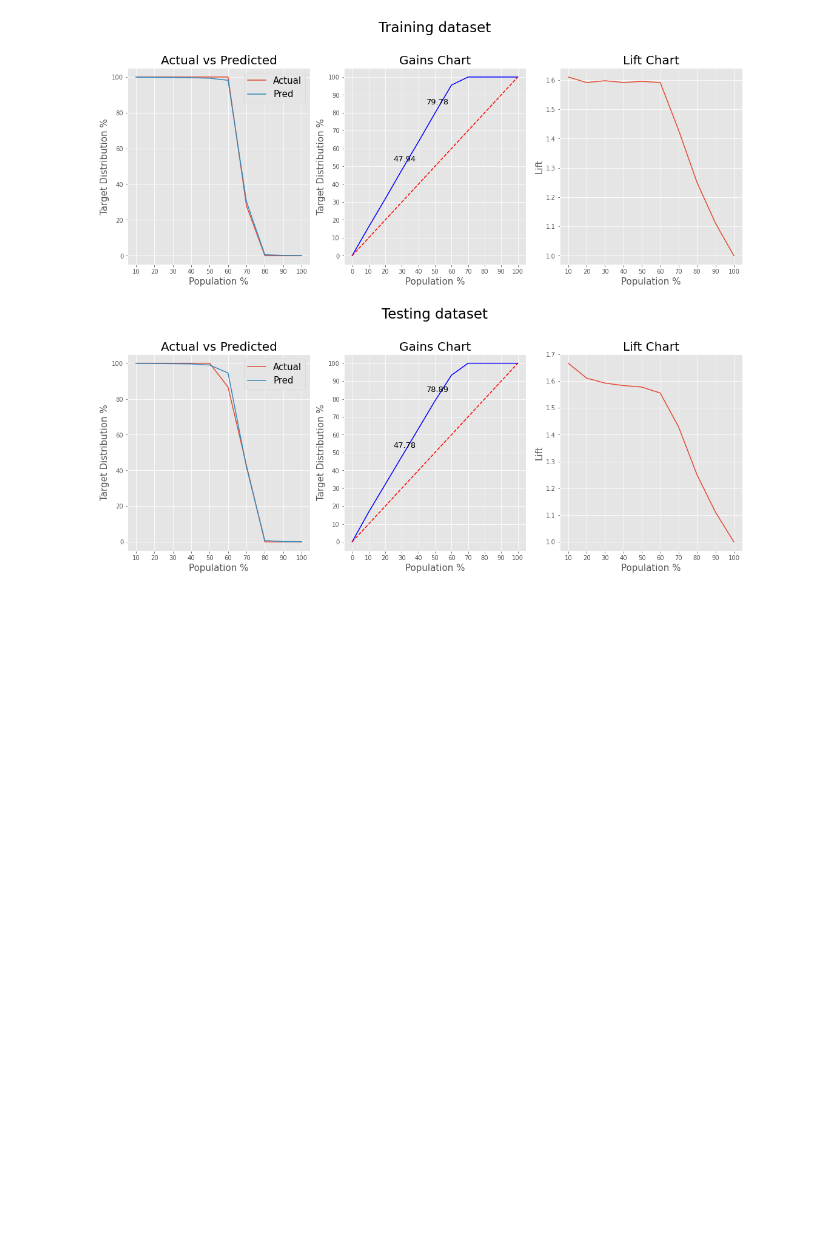
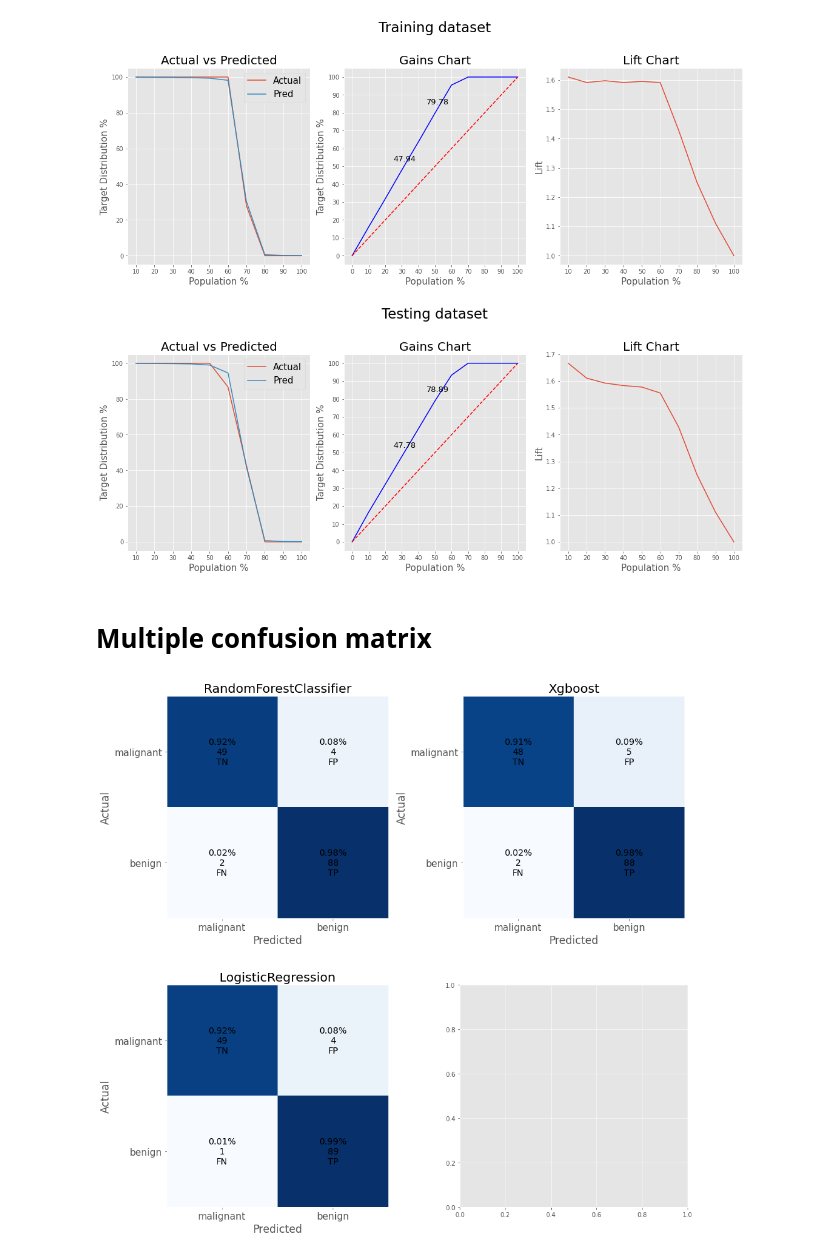
Before and after one commit to imanursar/Machine-Learning-Notes, a Jupyter notebook: Custom Function/Scoring Function.ipynb, the cells around one changed output. Saved outputs shown, nothing was run; the diff lists cells and outputs as text; code cells hidden in the pictures; blank space fills up the shorter version.

```diff
--- a/Custom Function/Scoring Function.ipynb
+++ b/Custom Function/Scoring Function.ipynb
@@ -25,6 +25,6 @@ X_train, X_test, y_train, y_test = train_test_split(
     cancer.data, cancer.target, stratify=cancer.target, random_state=42)
 # %%
 models,names_model,probs_model,probs_bool_model,pred_model,time_1,time_2 = model.modeling(
-    X_train, X_test, y_train, y_test,['xgb'],detail=False)
+    X_train, X_test, y_train, y_test,['xgb','lr','random_forest'],detail=False)
 # %% [output]
 we have done with these models:
@@ -184,3 +171,11 @@ decile_test
 scoring.gains_plot(models[0],X_train,y_train,X_test,y_test)
 # %% [output]
 [figure]
+# %% [markdown]
+# Multiple confusion matrix
+# %%
+scoring.multiple_cm(labels=['malignant', 'benign'],
+                                list_name=names_model,list_pred=pred_model,
+                                y_test=y_test,shape=[2,2])
+# %% [output]
+[figure, added]
```
Also changed, not shown: parts of 11 cells of this notebook.
